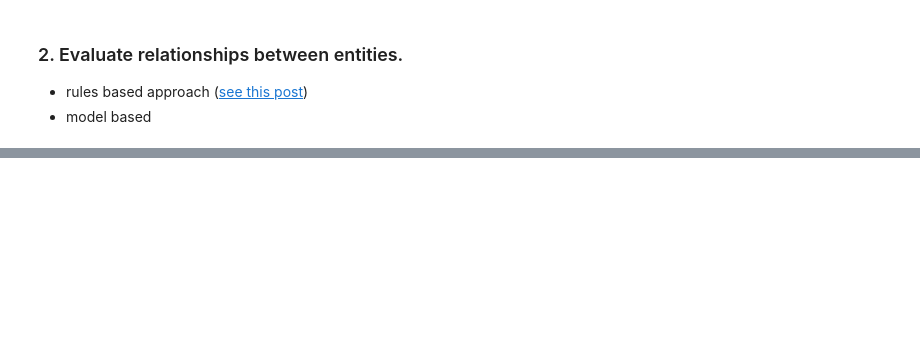
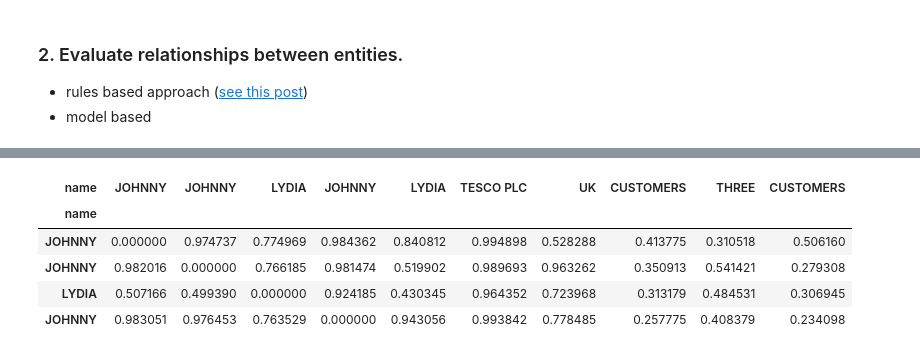
Before and after one commit to bpostance/learn_data_science, a Jupyter notebook: NLP/04_KG/0.1-spacy-relation-extraction.ipynb, the cells around one changed output, grey strips where cells are left out. Cells and saved outputs as stored; diff of their text form; code cells hidden in the pictures; blank space fills up the shorter version.

```diff
--- a/NLP/04_KG/0.1-spacy-relation-extraction.ipynb
+++ b/NLP/04_KG/0.1-spacy-relation-extraction.ipynb
@@ -293,0 +281,22 @@ entities
+# %%
+look_forward = True
+model_nre = opennre.get_model('wiki80_bert_softmax')
+
+if look_forward:
+    # symetrical matrix if we include all permutations
+    perms = [(i,j) for i,j in permutations(entities['mention_id'], 2)]
+    print(len(perms))
+else:
+    # really, we only want to look forward - and this cuts model runs
+    perms = [(i,j) for i,j in permutations(entities['mention_id'], 2) if j>i]
+    print(len(perms))
+
+relations = list()
+for permutation in perms:
+    a,b = permutation[0],permutation[1]
+    h,t = tuple(entities.iloc[a,[3,4]].values),tuple(entities.iloc[b,[3,4]].values)
+    res = permutation+(entities.iloc[a,5],entities.iloc[b,5],entities.iloc[a,1],entities.iloc[b,1])
+    res = res + model_nre.infer({'text': doc.text,'h': {'pos': h},'t': {'pos': t}})
+    relations.append(res)
+
+relations[:5]
@@ -293,0 +310,13 @@ entities
+# %%
+# view as a matrix
+matrix = np.zeros(shape=(len(entities),len(entities)))
+for r in relations: matrix[r[0]][r[1]] = r[7]
+df = pd.DataFrame(matrix,columns=entities['name'], index=entities['name'])
+df.iloc[:4,:]
+# %% [output]
+| name | JOHNNY | JOHNNY | LYDIA | JOHNNY | LYDIA | TESCO PLC | UK | CUSTOMERS | THREE | CUSTOMERS |
+| name |  |  |  |  |  |  |  |  |  |  |
+| JOHNNY | 0.000000 | 0.974737 | 0.774969 | 0.984362 | 0.840812 | 0.994898 | 0.528288 | 0.413775 | 0.310518 | 0.506160 |
+| JOHNNY | 0.982016 | 0.000000 | 0.766185 | 0.981474 | 0.519902 | 0.989693 | 0.963262 | 0.350913 | 0.541421 | 0.279308 |
+| LYDIA | 0.507166 | 0.499390 | 0.000000 | 0.924185 | 0.430345 | 0.964352 | 0.723968 | 0.313179 | 0.484531 | 0.306945 |
+| JOHNNY | 0.983051 | 0.976453 | 0.763529 | 0.000000 | 0.943056 | 0.993842 | 0.778485 | 0.257775 | 0.408379 | 0.234098 |
```
Also changed, not shown: parts of 14 cells of this notebook.
